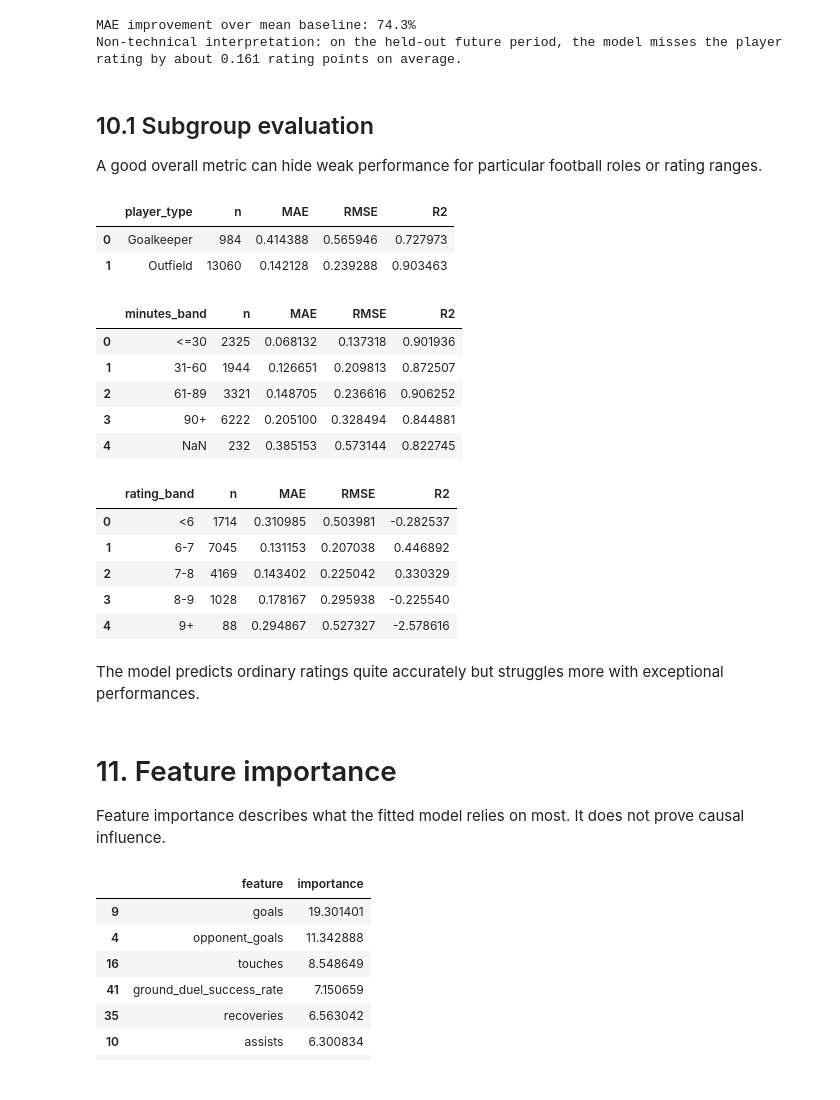
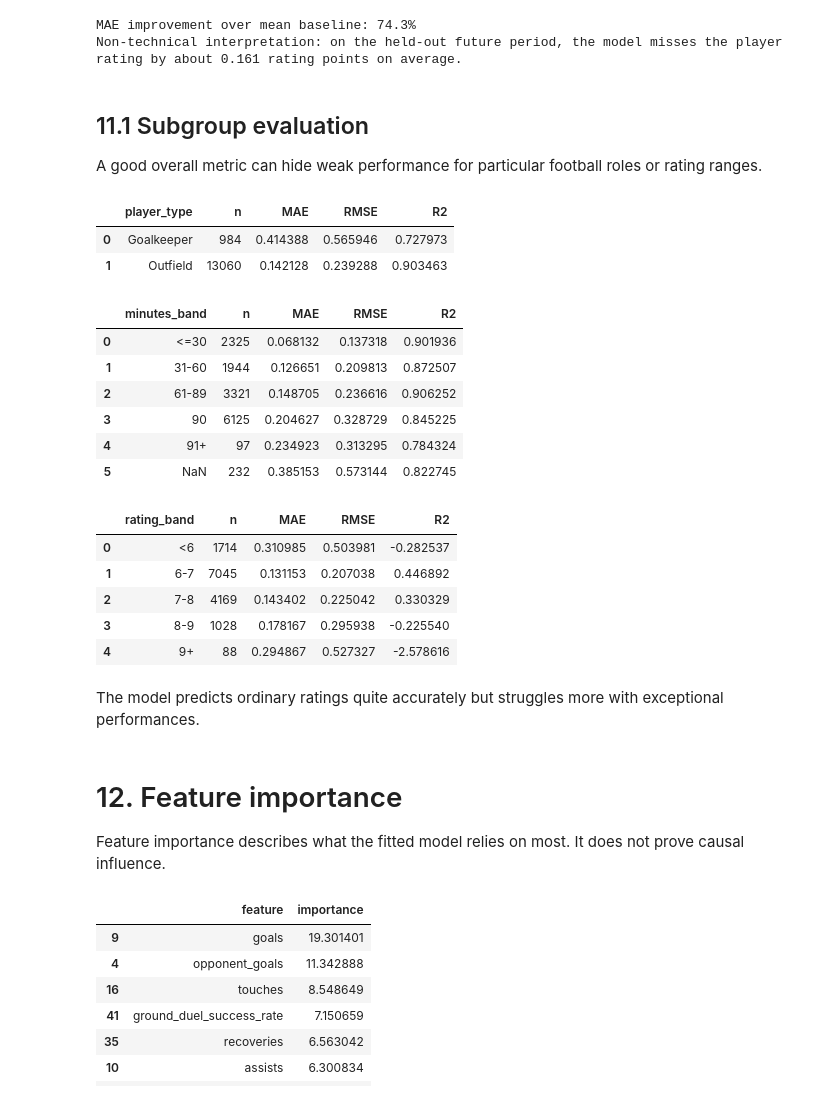
Before and after one commit to saba-ghorashi/football-player-rating-analysis, a Jupyter notebook: football_player_rating_analysis.ipynb, the cells around one changed output. Saved outputs shown, nothing was run; the diff lists cells and outputs as text; code cells hidden in the pictures.

```diff
--- a/football_player_rating_analysis.ipynb
+++ b/football_player_rating_analysis.ipynb
@@ -1499,16 +1499,20 @@ print(
 MAE improvement over mean baseline: 74.3%
 Non-technical interpretation: on the held-out future period, the model misses the player rating by about 0.161 rating points on average.
 # %% [markdown]
-## 10.1 Subgroup evaluation
+## 11.1 Subgroup evaluation
 
 A good overall metric can hide weak performance for particular football roles or rating ranges.
 # %%
 test_eval = test[
-    ["player_name", "league_name", "is_goalkeeper", "minutes_played", TARGET]
+    ["match_id","player_id","player_name", "league_name", "match_date","is_goalkeeper", "minutes_played", TARGET]
 ].copy()
 test_eval["prediction"] = test_pred
 test_eval["residual"] = test_eval[TARGET] - test_eval["prediction"]
 test_eval["abs_error"] = test_eval["residual"].abs()
+
+baseline_value = train[TARGET].mean()
+test_eval["baseline_prediction"] = baseline_value
+test_eval["baseline_abs_error"] = (test_eval[TARGET]- test_eval["baseline_prediction"]).abs()
 
 def subgroup_metrics(frame, group_col):
     rows = []
@@ -1522,37 +1526,38 @@ def subgroup_metrics(frame, group_col):
             "RMSE": np.sqrt(mean_squared_error(sub[TARGET], sub["prediction"])),
             "R2": r2_score(sub[TARGET], sub["prediction"])
         })
     return pd.DataFrame(rows)
 
 test_eval["player_type"] = np.where(
     test_eval["is_goalkeeper"].eq(1), "Goalkeeper", "Outfield"
 )
 display(subgroup_metrics(test_eval, "player_type"))
 
 test_eval["minutes_band"] = pd.cut(
     test_eval["minutes_played"],
-    bins=[-np.inf, 30, 60, 89, np.inf],
-    labels=["<=30", "31-60", "61-89", "90+"]
+    bins=[-np.inf, 30, 60, 89,90, np.inf],
+    labels=["<=30", "31-60", "61-89", "90","91+"]
 )
 display(subgroup_metrics(test_eval, "minutes_band"))
 
 test_eval["rating_band"] = pd.cut(
     test_eval[TARGET],
     bins=[-np.inf, 6, 7, 8, 9, np.inf],
     labels=["<6", "6-7", "7-8", "8-9", "9+"],
     right=False
 )
 display(subgroup_metrics(test_eval, "rating_band"))
 # %% [output]
 |  | player_type | n | MAE | RMSE | R2 |
 | 0 | Goalkeeper | 984 | 0.414388 | 0.565946 | 0.727973 |
 | 1 | Outfield | 13060 | 0.142128 | 0.239288 | 0.903463 |
 |  | minutes_band | n | MAE | RMSE | R2 |
 | 0 | <=30 | 2325 | 0.068132 | 0.137318 | 0.901936 |
 | 1 | 31-60 | 1944 | 0.126651 | 0.209813 | 0.872507 |
 | 2 | 61-89 | 3321 | 0.148705 | 0.236616 | 0.906252 |
-| 3 | 90+ | 6222 | 0.205100 | 0.328494 | 0.844881 |
-| 4 | NaN | 232 | 0.385153 | 0.573144 | 0.822745 |
+| 3 | 90 | 6125 | 0.204627 | 0.328729 | 0.845225 |
+| 4 | 91+ | 97 | 0.234923 | 0.313295 | 0.784324 |
+| 5 | NaN | 232 | 0.385153 | 0.573144 | 0.822745 |
 |  | rating_band | n | MAE | RMSE | R2 |
 | 0 | <6 | 1714 | 0.310985 | 0.503981 | -0.282537 |
 | 1 | 6-7 | 7045 | 0.131153 | 0.207038 | 0.446892 |
@@ -1562,7 +1567,7 @@ display(subgroup_metrics(test_eval, "rating_band"))
 # %% [markdown]
 The model predicts ordinary ratings quite accurately but struggles more with exceptional performances.
 # %% [markdown]
-# 11. Feature importance
+# 12. Feature importance
 
 Feature importance describes what the fitted model relies on most. It does not prove causal influence.
 # %%
```
Also changed, not shown: parts of 12 cells of this notebook, 4 other files.
